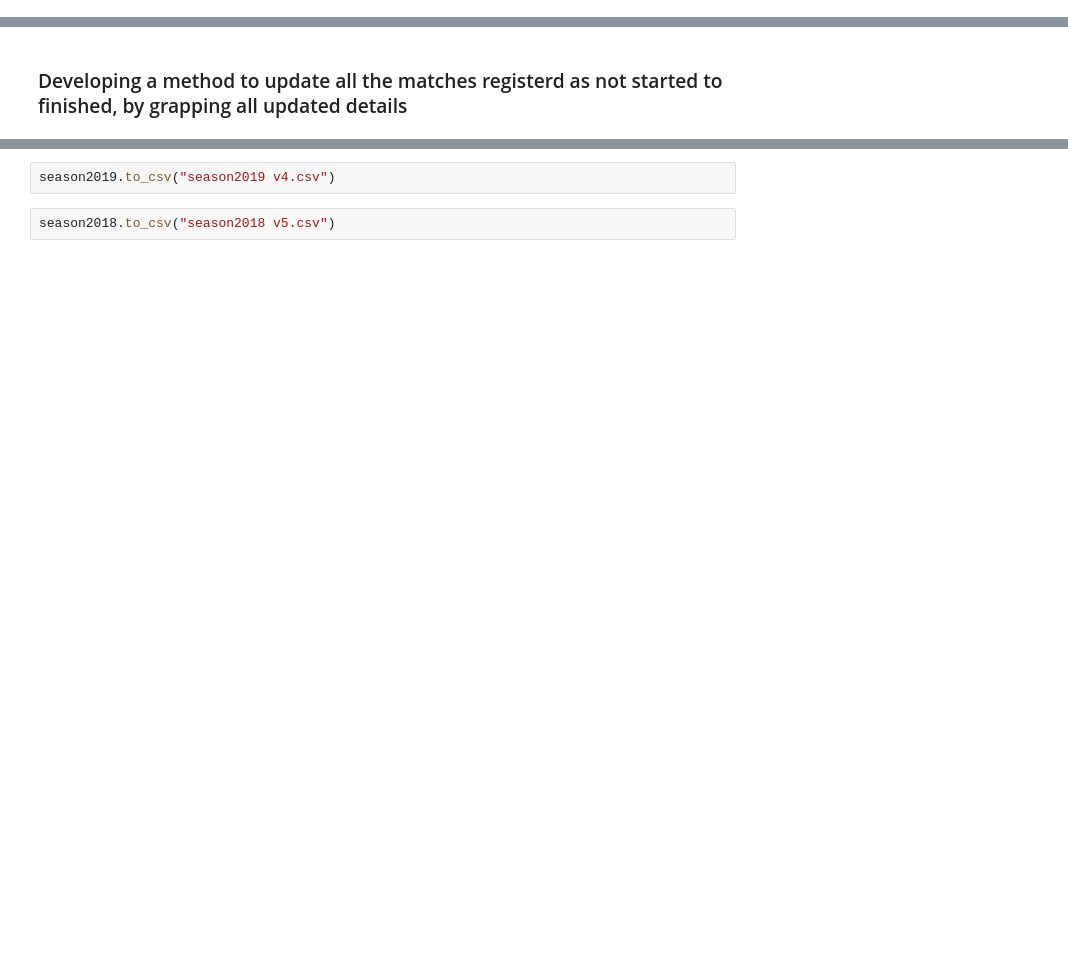
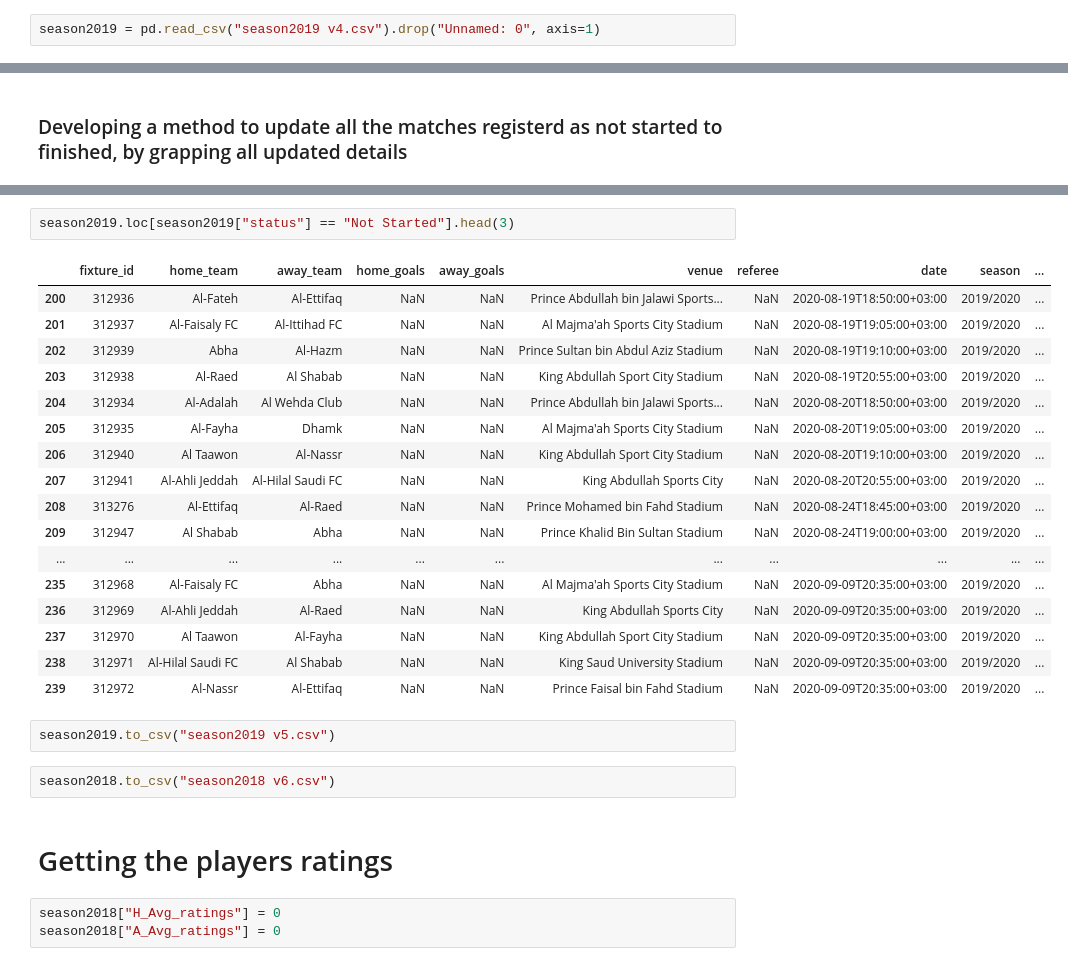
Before and after one commit to Link20222/SaudiLeague, a Jupyter notebook: Data Collection.ipynb, the cells around one changed output, grey strips where cells are left out. Saved outputs shown, nothing was run; the diff lists cells and outputs as text; blank space fills up the shorter version.

```diff
--- a/Data Collection.ipynb
+++ b/Data Collection.ipynb
@@ -15,3 +15,5 @@ season2018 = pd.read_csv("season2018 v4.csv").drop("Unnamed: 0", axis=1)
+# %%
+season2019 = pd.read_csv("season2019 v4.csv").drop("Unnamed: 0", axis=1)
 # %% [markdown]
 season2018 = pd.DataFrame(columns=['fixture_id', 'home_team', 'away_team', 'home_goals', 'away_goals', 'venue', 'referee', 'date', 'season', 'home_coach', 'away_coach',
        'home_formation', 'away_formation', 'home_players', 'away_players',
@@ -527,4 +549,29 @@ for i in not_started_matches.index:
+# %%
+season2019.loc[season2019["status"] == "Not Started"].head(3)
+# %% [output]
+|  | fixture_id | home_team | away_team | home_goals | away_goals | venue | referee | date | season | ... |
+| 200 | 312936 | Al-Fateh | Al-Ettifaq | NaN | NaN | Prince Abdullah bin Jalawi Sports... | NaN | 2020-08-19T18:50:00+03:00 | 2019/2020 | ... |
+| 201 | 312937 | Al-Faisaly FC | Al-Ittihad FC | NaN | NaN | Al Majma'ah Sports City Stadium | NaN | 2020-08-19T19:05:00+03:00 | 2019/2020 | ... |
+| 202 | 312939 | Abha | Al-Hazm | NaN | NaN | Prince Sultan bin Abdul Aziz Stadium | NaN | 2020-08-19T19:10:00+03:00 | 2019/2020 | ... |
+| 203 | 312938 | Al-Raed | Al Shabab | NaN | NaN | King Abdullah Sport City Stadium | NaN | 2020-08-19T20:55:00+03:00 | 2019/2020 | ... |
+| 204 | 312934 | Al-Adalah | Al Wehda Club | NaN | NaN | Prince Abdullah bin Jalawi Sports... | NaN | 2020-08-20T18:50:00+03:00 | 2019/2020 | ... |
+| 205 | 312935 | Al-Fayha | Dhamk | NaN | NaN | Al Majma'ah Sports City Stadium | NaN | 2020-08-20T19:05:00+03:00 | 2019/2020 | ... |
+| 206 | 312940 | Al Taawon | Al-Nassr | NaN | NaN | King Abdullah Sport City Stadium | NaN | 2020-08-20T19:10:00+03:00 | 2019/2020 | ... |
+| 207 | 312941 | Al-Ahli Jeddah | Al-Hilal Saudi FC | NaN | NaN | King Abdullah Sports City | NaN | 2020-08-20T20:55:00+03:00 | 2019/2020 | ... |
+| 208 | 313276 | Al-Ettifaq | Al-Raed | NaN | NaN | Prince Mohamed bin Fahd Stadium | NaN | 2020-08-24T18:45:00+03:00 | 2019/2020 | ... |
+| 209 | 312947 | Al Shabab | Abha | NaN | NaN | Prince Khalid Bin Sultan Stadium | NaN | 2020-08-24T19:00:00+03:00 | 2019/2020 | ... |
+| ... | ... | ... | ... | ... | ... | ... | ... | ... | ... | ... |
+| 235 | 312968 | Al-Faisaly FC | Abha | NaN | NaN | Al Majma'ah Sports City Stadium | NaN | 2020-09-09T20:35:00+03:00 | 2019/2020 | ... |
+| 236 | 312969 | Al-Ahli Jeddah | Al-Raed | NaN | NaN | King Abdullah Sports City | NaN | 2020-09-09T20:35:00+03:00 | 2019/2020 | ... |
+| 237 | 312970 | Al Taawon | Al-Fayha | NaN | NaN | King Abdullah Sport City Stadium | NaN | 2020-09-09T20:35:00+03:00 | 2019/2020 | ... |
+| 238 | 312971 | Al-Hilal Saudi FC | Al Shabab | NaN | NaN | King Saud University Stadium | NaN | 2020-09-09T20:35:00+03:00 | 2019/2020 | ... |
+| 239 | 312972 | Al-Nassr | Al-Ettifaq | NaN | NaN | Prince Faisal bin Fahd Stadium | NaN | 2020-09-09T20:35:00+03:00 | 2019/2020 | ... |
 # %%
-season2019.to_csv("season2019 v4.csv")
+season2019.to_csv("season2019 v5.csv")
 # %%
-season2018.to_csv("season2018 v5.csv")
+season2018.to_csv("season2018 v6.csv")
+# %% [markdown]
+# Getting the players ratings
+# %%
+season2018["H_Avg_ratings"] = 0
+season2018["A_Avg_ratings"] = 0
```
Also changed, not shown: parts of 10 cells of this notebook, 4 other files.
